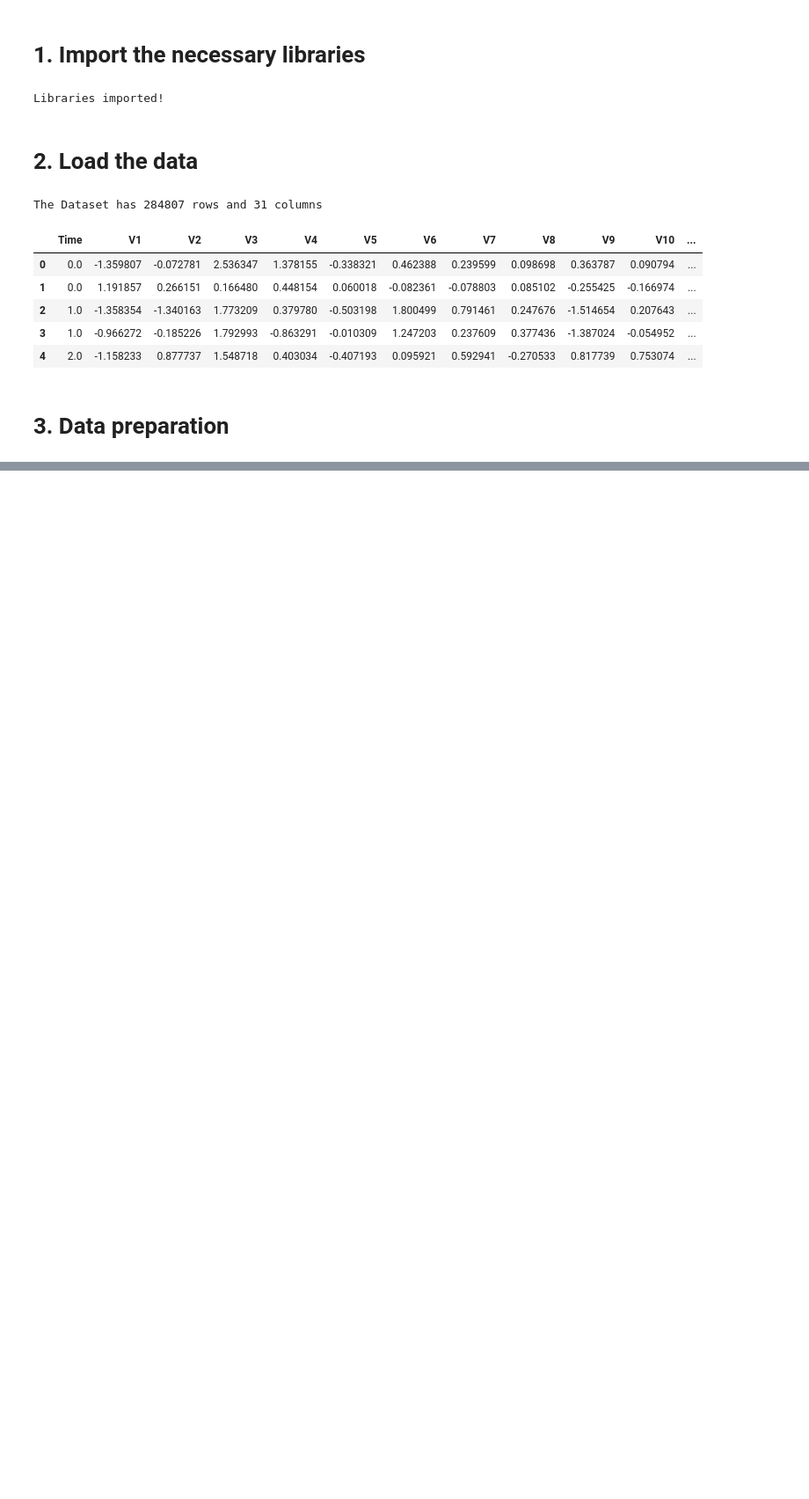
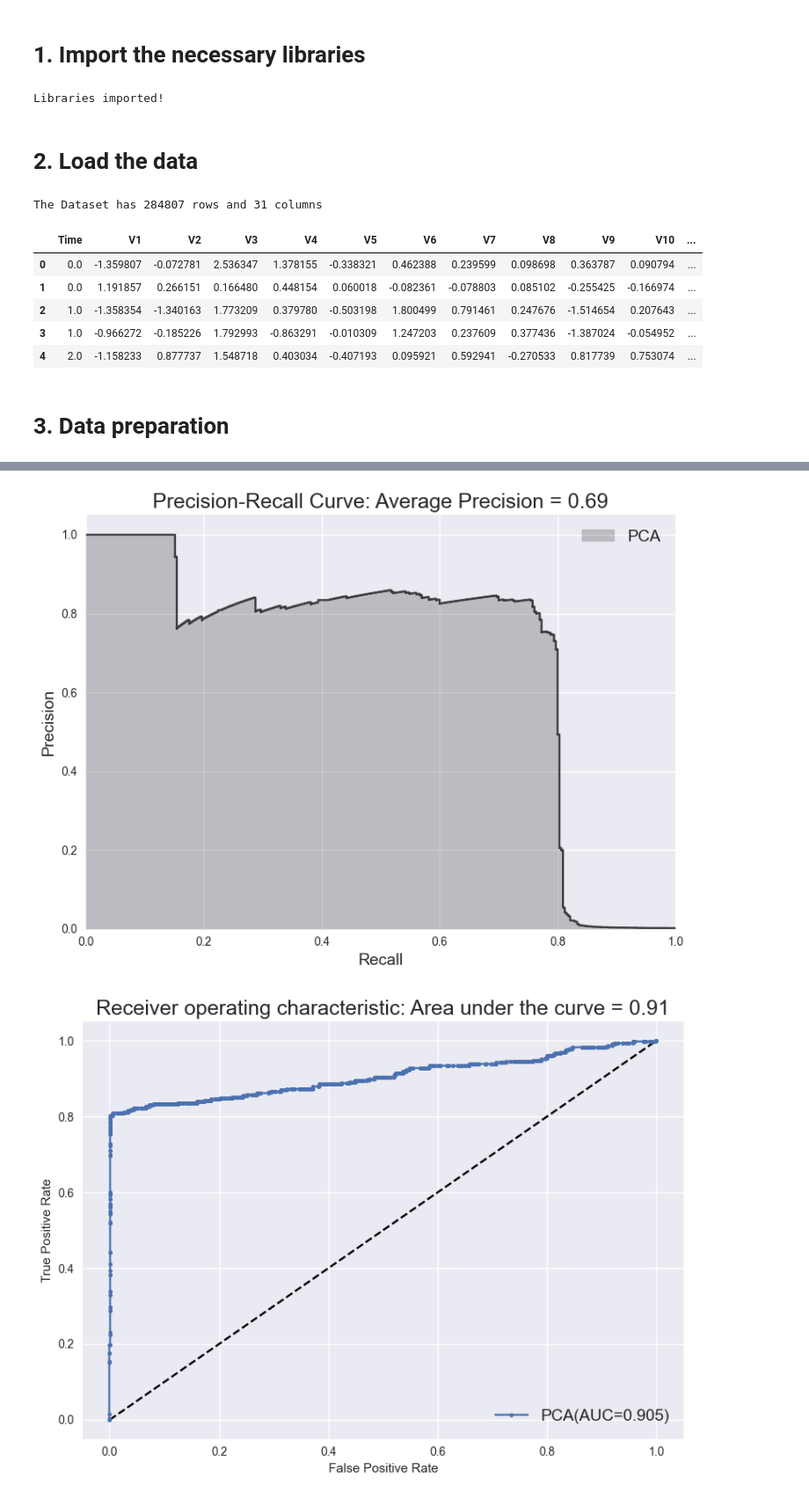
Before and after one commit to rakeshku93/machineLearningProjects, a Jupyter notebook: unsupervised_handson/Ch-4 Anomaly Detection/ch4_fraud_detection.ipynb, the cells around one changed output, grey strips where cells are left out. Shown: that part at 88% size. Saved outputs shown, nothing was run; the diff lists cells and outputs as text; code cells hidden in the pictures; blank space fills up the shorter version.

```diff
--- a/unsupervised_handson/Ch-4 Anomaly Detection/ch4_fraud_detection.ipynb
+++ b/unsupervised_handson/Ch-4 Anomaly Detection/ch4_fraud_detection.ipynb
@@ -102,14 +105,22 @@ def anomaly_score(originalDF, reducedDF):
 just how well these solutions are at catching known patterns of fraud.
 # %%
 def plot_results(trueLabels, anomalyScores, model_instance=None, returnPreds=False): # array, array, bool
-    # Plotting Precision Recall Curve
+
     preds_df=pd.concat([trueLabels, anomalyScores], axis=1)
     preds_df.columns = ["trueLabel", "anomalyScore"]
+
+    # calcluate precision, recall
     precision, recall, thresholds = metrics.precision_recall_curve(preds_df["trueLabel"], preds_df["anomalyScore"])
+
+    # calculate average_precision_score
     avg_precision_score = metrics.average_precision_score(preds_df["trueLabel"], preds_df["anomalyScore"])
 
-    plt.figure(figsize=(12, 6), tight_layout=True)
-    plt.plot(recall, precision, marker=".", color="red", label=model_instance.__class__.__name__)
+    # Plotting Precision Recall Curve
+    plt.figure(figsize=(8, 6), tight_layout=True)
+    plt.step(recall, precision, color='k', alpha=0.7, where='post')
+    plt.fill_between(recall, precision, step='post', alpha=0.2, color='k', label=model_instance.__class__.__name__)
+    plt.ylim([0.0, 1.05])
+    plt.xlim([0.0, 1.0])
     plt.xlabel('Recall', size=14)
     plt.ylabel('Precision', size=14)
     plt.legend(loc="upper right", fontsize=14)
@@ -120,7 +131,7 @@ def plot_results(trueLabels, anomalyScores, model_instance=None, returnPreds=Fal
     # calculate roc-auc score
     auc_score = metrics.auc(fpr, tpr)
 
-    plt.figure(figsize=(12, 6), tight_layout=True)
+    plt.figure(figsize=(8, 6), tight_layout=True)
     # Plot the diagonal 50% line
     plt.plot([0, 1], [0, 1], 'k--')
     # Plot the FPR and TPR achieved by our model
@@ -132,5 +143,5 @@ def plot_results(trueLabels, anomalyScores, model_instance=None, returnPreds=Fal
     plt.show()
 
     if returnPreds==True:
-        return preds_df
+        return preds_df, avg_precision_score
 # %% [markdown]
@@ -145,0 +280,7 @@ build a good fraud detection system**
+# %%
+# View plot
+anomalyScoresPCA = anomaly_score(X_train, X_train_PCA_inverse)
+preds, avg_pr_score = plot_results(y_train, anomalyScoresPCA, pca, True)
+# %% [output]
+[figure, added]
+[figure, added]
```
Also changed, not shown: parts of 26 cells of this notebook.
